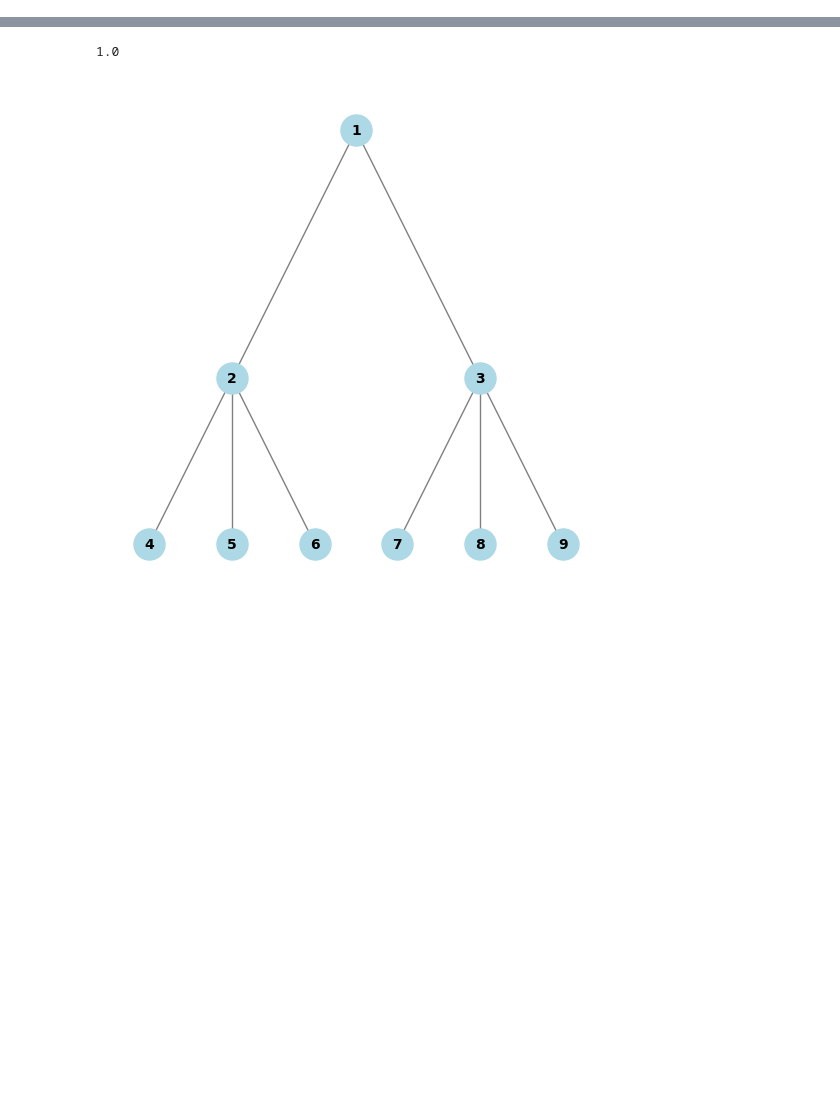
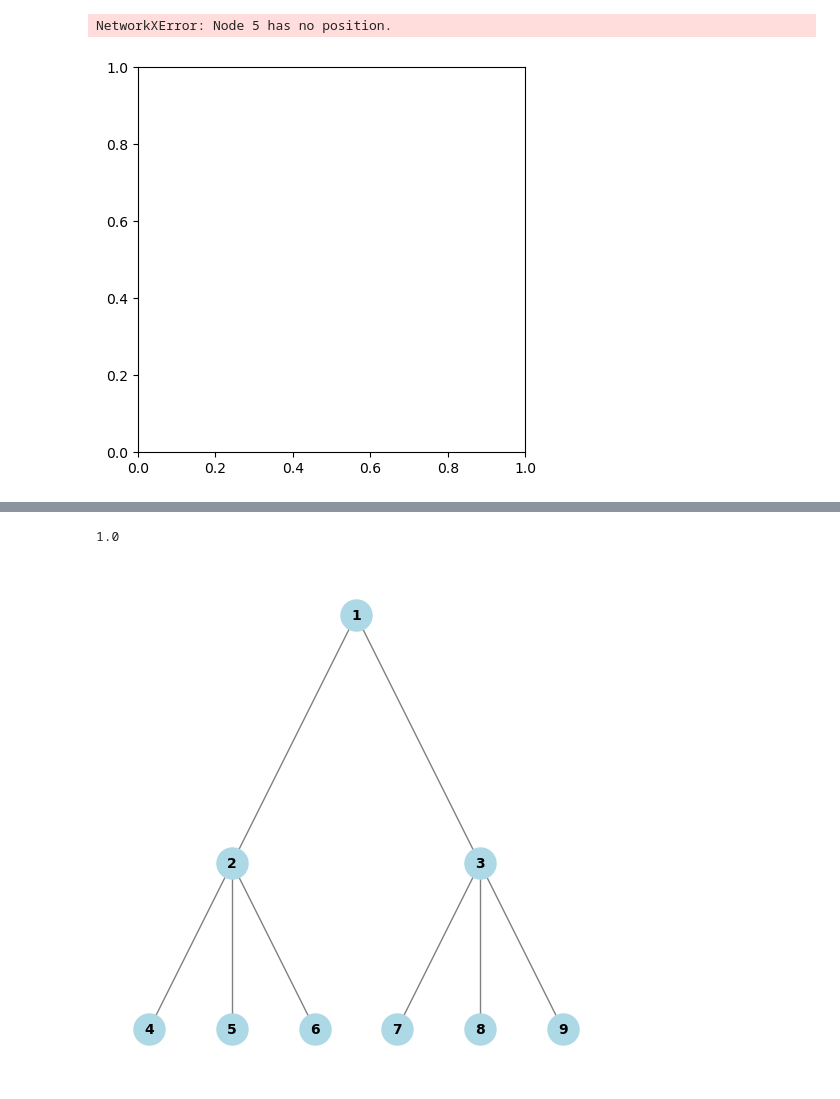
Before and after one commit to cgs2155/RandomCycles, a Jupyter notebook: proto.ipynb, the cells around one changed output, grey strips where cells are left out. Drawn from its saved outputs; the diff is of its cells as text; code cells hidden in the pictures; blank space fills up the shorter version.

```diff
--- a/proto.ipynb
+++ b/proto.ipynb
@@ -15,3 +57,8 @@ pl_graph(tree,positions=tree_coords(X))
+# %%
+pl_graph(shift_graph(graph_from_adj(cascade(X)),1),positions=glued_tree_coords(X,xd=1,yd=5),vertex_size=60,outline_weight = 1, edge_weight=2,margin=2)
+# %% [output]
+NetworkXError: Node 5 has no position.
+[figure, added]
 # %%
 rand = generate_random_cycle_graph(tree)
 pl_graph(rand, positions=rand_cycle_coords(X))
```
Also changed, not shown: parts of 19 cells of this notebook, 2 other files.
